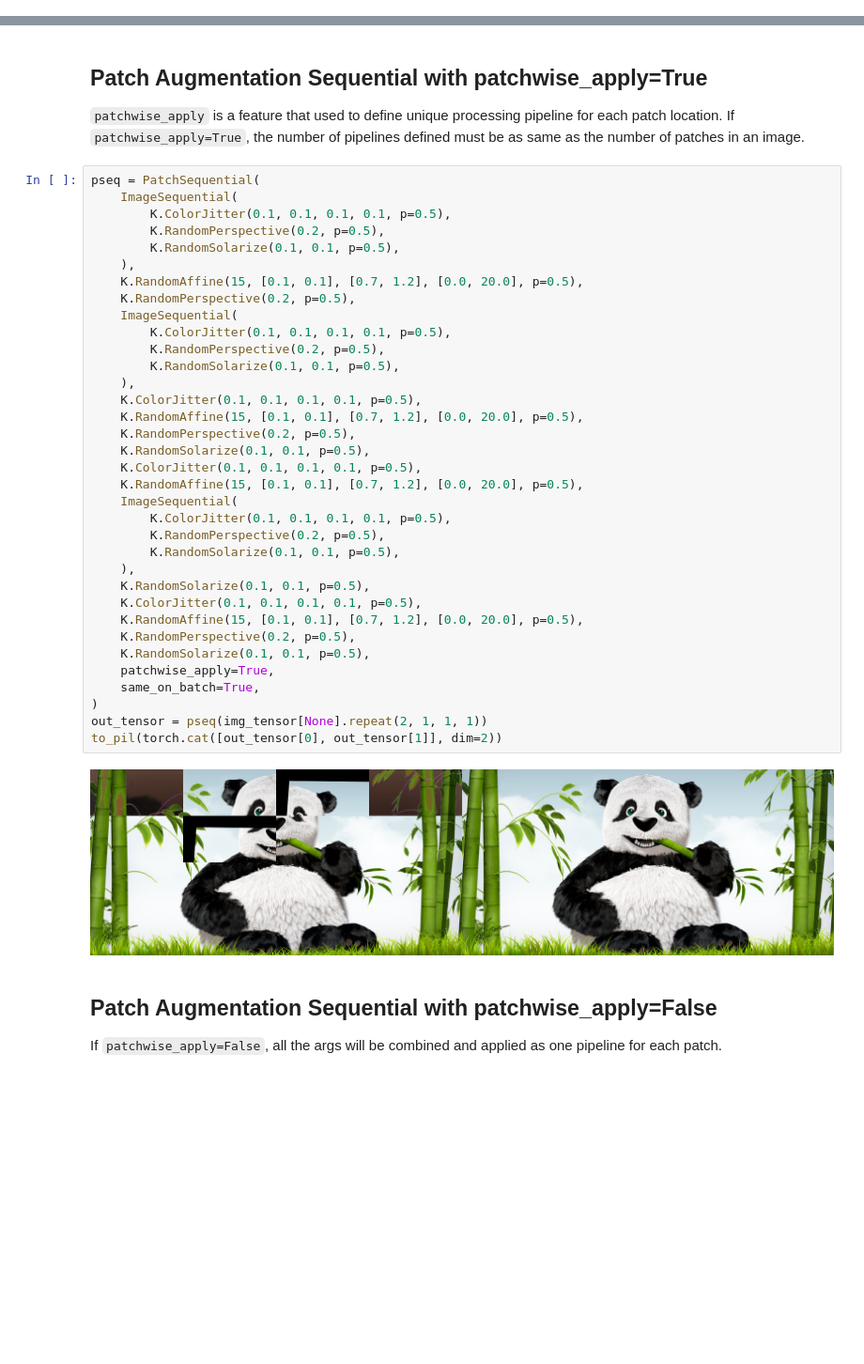
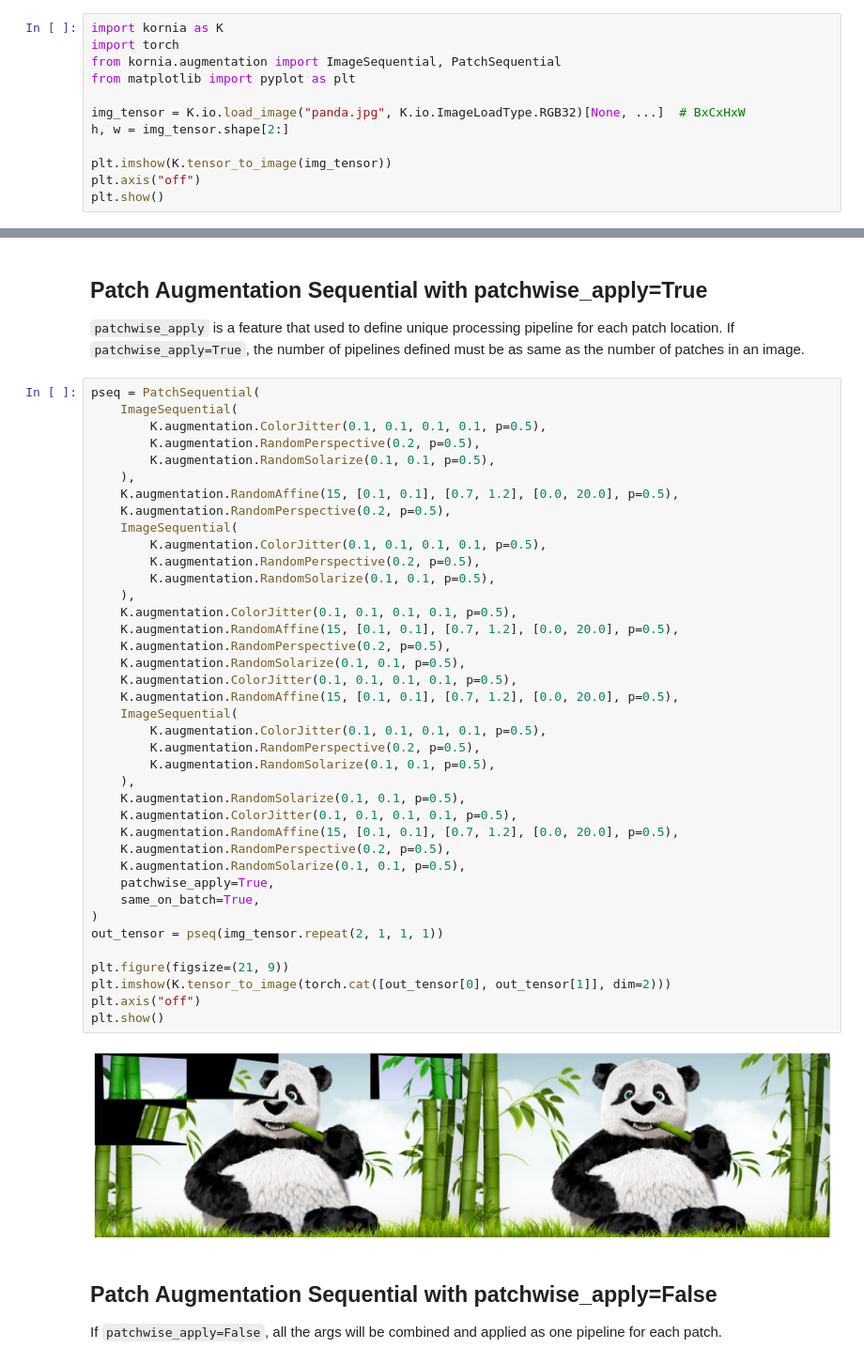
Before and after one commit to kornia/tutorials, a Jupyter notebook: nbs/data_patch_sequential.ipynb, the cells around one changed output, grey strips where cells are left out. Shown at 94% size. Drawn from its saved outputs; the diff is of its cells as text; blank space fills up the shorter version.

```diff
--- a/nbs/data_patch_sequential.ipynb
+++ b/nbs/data_patch_sequential.ipynb
@@ -54,0 +34,12 @@ plt.axis("off");
+# %%
+import kornia as K
+import torch
+from kornia.augmentation import ImageSequential, PatchSequential
+from matplotlib import pyplot as plt
+
+img_tensor = K.io.load_image("panda.jpg", K.io.ImageLoadType.RGB32)[None, ...]  # BxCxHxW
+h, w = img_tensor.shape[2:]
+
+plt.imshow(K.tensor_to_image(img_tensor))
+plt.axis("off")
+plt.show()
@@ -59,40 +52,44 @@ plt.axis("off");
 # %%
 pseq = PatchSequential(
     ImageSequential(
-        K.ColorJitter(0.1, 0.1, 0.1, 0.1, p=0.5),
-        K.RandomPerspective(0.2, p=0.5),
-        K.RandomSolarize(0.1, 0.1, p=0.5),
+        K.augmentation.ColorJitter(0.1, 0.1, 0.1, 0.1, p=0.5),
+        K.augmentation.RandomPerspective(0.2, p=0.5),
+        K.augmentation.RandomSolarize(0.1, 0.1, p=0.5),
     ),
-    K.RandomAffine(15, [0.1, 0.1], [0.7, 1.2], [0.0, 20.0], p=0.5),
-    K.RandomPerspective(0.2, p=0.5),
+    K.augmentation.RandomAffine(15, [0.1, 0.1], [0.7, 1.2], [0.0, 20.0], p=0.5),
+    K.augmentation.RandomPerspective(0.2, p=0.5),
     ImageSequential(
-        K.ColorJitter(0.1, 0.1, 0.1, 0.1, p=0.5),
-        K.RandomPerspective(0.2, p=0.5),
-        K.RandomSolarize(0.1, 0.1, p=0.5),
+        K.augmentation.ColorJitter(0.1, 0.1, 0.1, 0.1, p=0.5),
+        K.augmentation.RandomPerspective(0.2, p=0.5),
+        K.augmentation.RandomSolarize(0.1, 0.1, p=0.5),
     ),
-    K.ColorJitter(0.1, 0.1, 0.1, 0.1, p=0.5),
-    K.RandomAffine(15, [0.1, 0.1], [0.7, 1.2], [0.0, 20.0], p=0.5),
-    K.RandomPerspective(0.2, p=0.5),
-    K.RandomSolarize(0.1, 0.1, p=0.5),
-    K.ColorJitter(0.1, 0.1, 0.1, 0.1, p=0.5),
-    K.RandomAffine(15, [0.1, 0.1], [0.7, 1.2], [0.0, 20.0], p=0.5),
+    K.augmentation.ColorJitter(0.1, 0.1, 0.1, 0.1, p=0.5),
+    K.augmentation.RandomAffine(15, [0.1, 0.1], [0.7, 1.2], [0.0, 20.0], p=0.5),
+    K.augmentation.RandomPerspective(0.2, p=0.5),
+    K.augmentation.RandomSolarize(0.1, 0.1, p=0.5),
+    K.augmentation.ColorJitter(0.1, 0.1, 0.1, 0.1, p=0.5),
+    K.augmentation.RandomAffine(15, [0.1, 0.1], [0.7, 1.2], [0.0, 20.0], p=0.5),
     ImageSequential(
-        K.ColorJitter(0.1, 0.1, 0.1, 0.1, p=0.5),
-        K.RandomPerspective(0.2, p=0.5),
-        K.RandomSolarize(0.1, 0.1, p=0.5),
+        K.augmentation.ColorJitter(0.1, 0.1, 0.1, 0.1, p=0.5),
+        K.augmentation.RandomPerspective(0.2, p=0.5),
+        K.augmentation.RandomSolarize(0.1, 0.1, p=0.5),
     ),
-    K.RandomSolarize(0.1, 0.1, p=0.5),
-    K.ColorJitter(0.1, 0.1, 0.1, 0.1, p=0.5),
-    K.RandomAffine(15, [0.1, 0.1], [0.7, 1.2], [0.0, 20.0], p=0.5),
-    K.RandomPerspective(0.2, p=0.5),
-    K.RandomSolarize(0.1, 0.1, p=0.5),
+    K.augmentation.RandomSolarize(0.1, 0.1, p=0.5),
+    K.augmentation.ColorJitter(0.1, 0.1, 0.1, 0.1, p=0.5),
+    K.augmentation.RandomAffine(15, [0.1, 0.1], [0.7, 1.2], [0.0, 20.0], p=0.5),
+    K.augmentation.RandomPerspective(0.2, p=0.5),
+    K.augmentation.RandomSolarize(0.1, 0.1, p=0.5),
     patchwise_apply=True,
     same_on_batch=True,
 )
-out_tensor = pseq(img_tensor[None].repeat(2, 1, 1, 1))
-to_pil(torch.cat([out_tensor[0], out_tensor[1]], dim=2))
+out_tensor = pseq(img_tensor.repeat(2, 1, 1, 1))
+
+plt.figure(figsize=(21, 9))
+plt.imshow(K.tensor_to_image(torch.cat([out_tensor[0], out_tensor[1]], dim=2)))
+plt.axis("off")
+plt.show()
 # %% [output]
-[figure, old version]
+[figure, new version]
 # %% [markdown]
 ## Patch Augmentation Sequential with patchwise_apply=False
 
```
Also changed, not shown: parts of 4 cells of this notebook, 4 other files.
